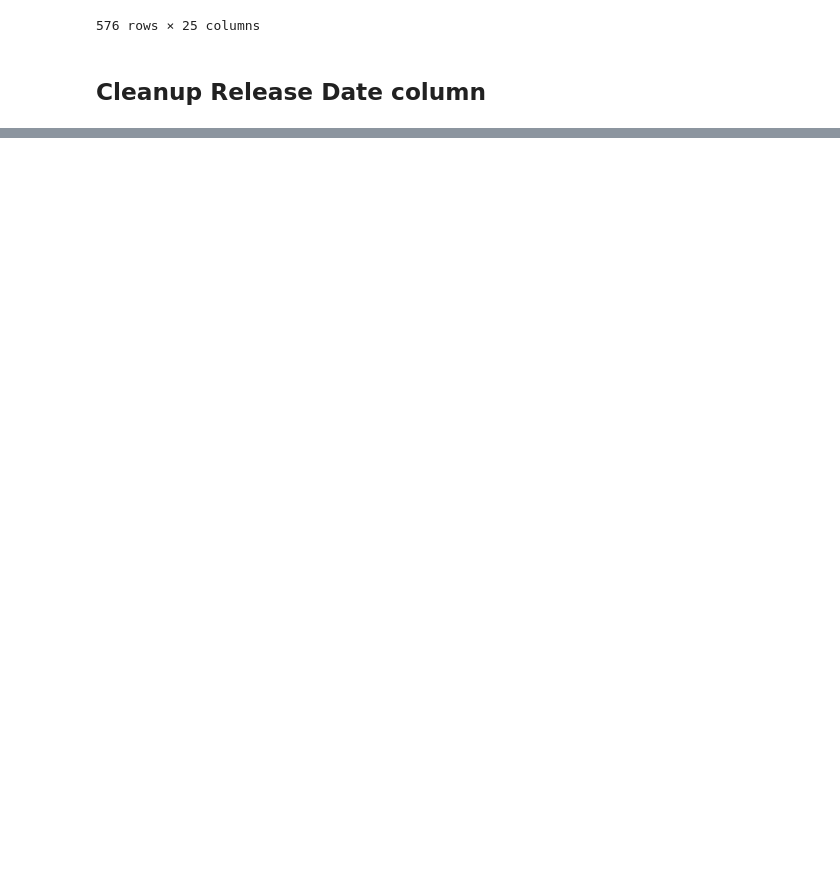
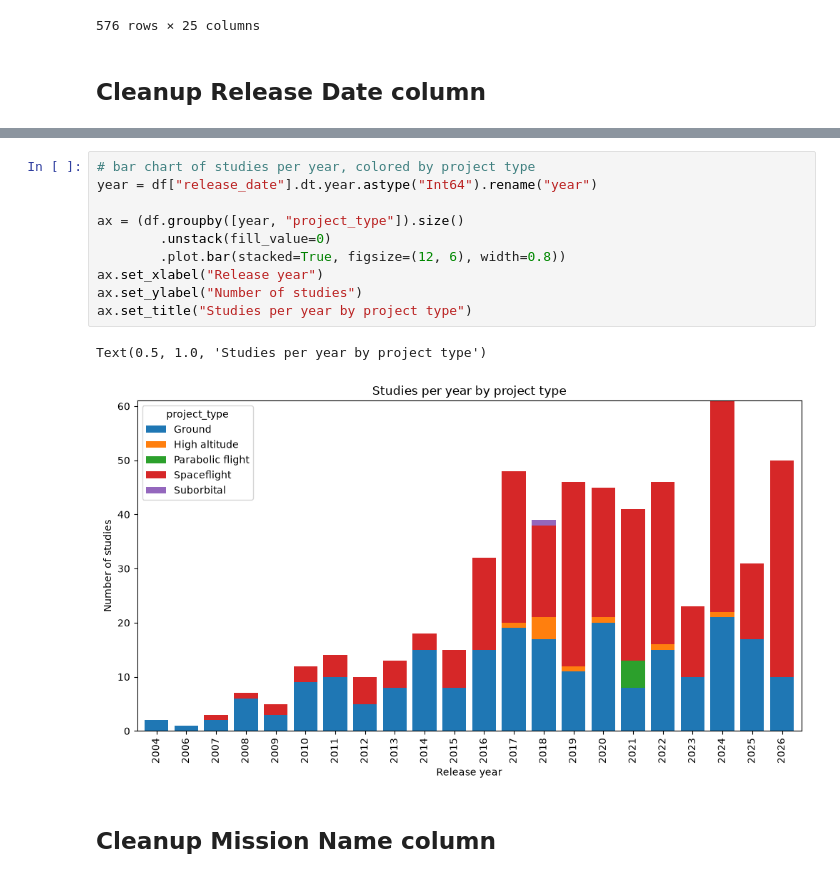
Before and after one commit to Elizabeth-Flx/osdr-knowledge-search, a Jupyter notebook: notebooks/data_cleanup.ipynb, the cells around one changed output, grey strips where cells are left out. Cells and saved outputs as stored; diff of their text form; blank space fills up the shorter version.

```diff
--- a/notebooks/data_cleanup.ipynb
+++ b/notebooks/data_cleanup.ipynb
@@ -551,0 +570,15 @@ print(df["release_date"].dt.year.astype("Int64").value_counts().sort_index())
+# %%
+# bar chart of studies per year, colored by project type
+year = df["release_date"].dt.year.astype("Int64").rename("year")
+
+ax = (df.groupby([year, "project_type"]).size()
+        .unstack(fill_value=0)
+        .plot.bar(stacked=True, figsize=(12, 6), width=0.8))
+ax.set_xlabel("Release year")
+ax.set_ylabel("Number of studies")
+ax.set_title("Studies per year by project type")
+# %% [output]
+Text(0.5, 1.0, 'Studies per year by project type')
+[figure, added]
+# %% [markdown]
+## Cleanup Mission Name column
```
Also changed, not shown: parts of 8 cells of this notebook.
